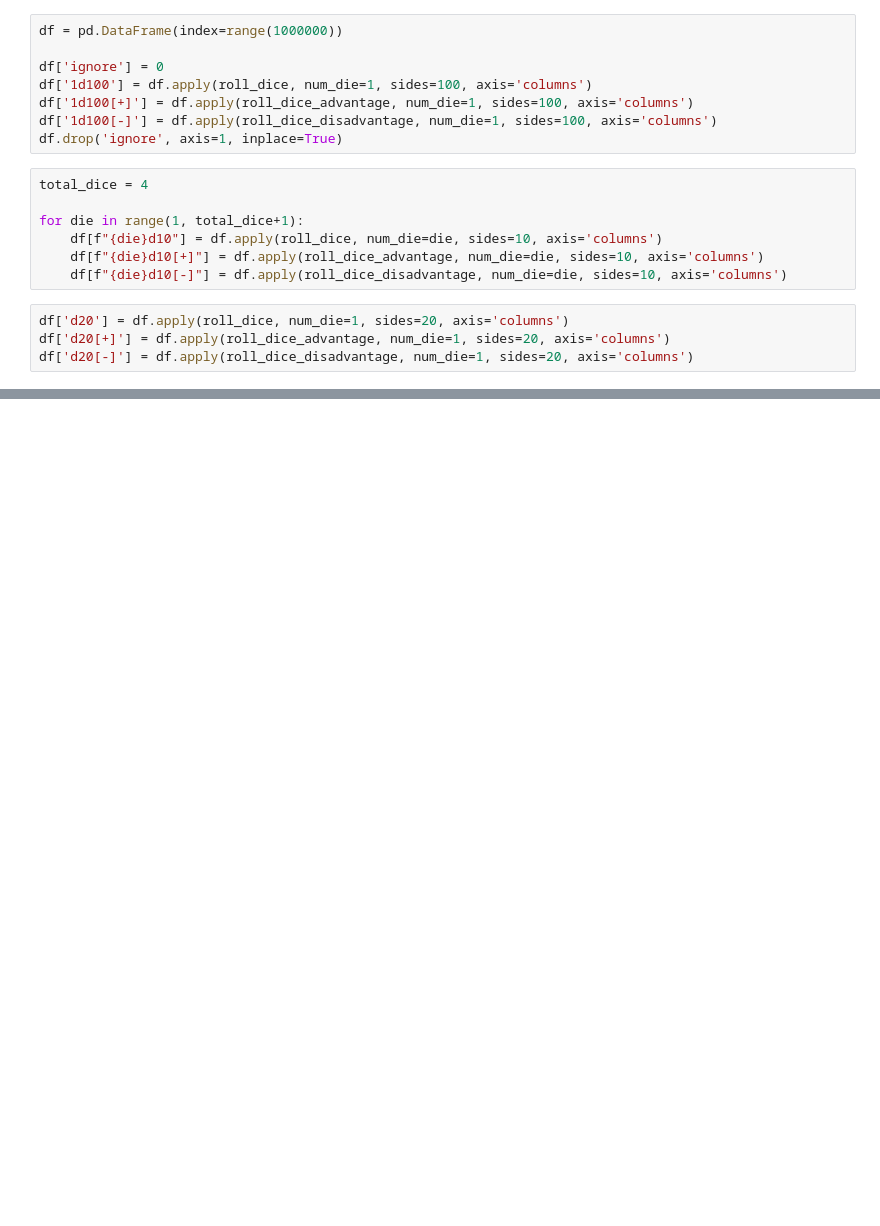
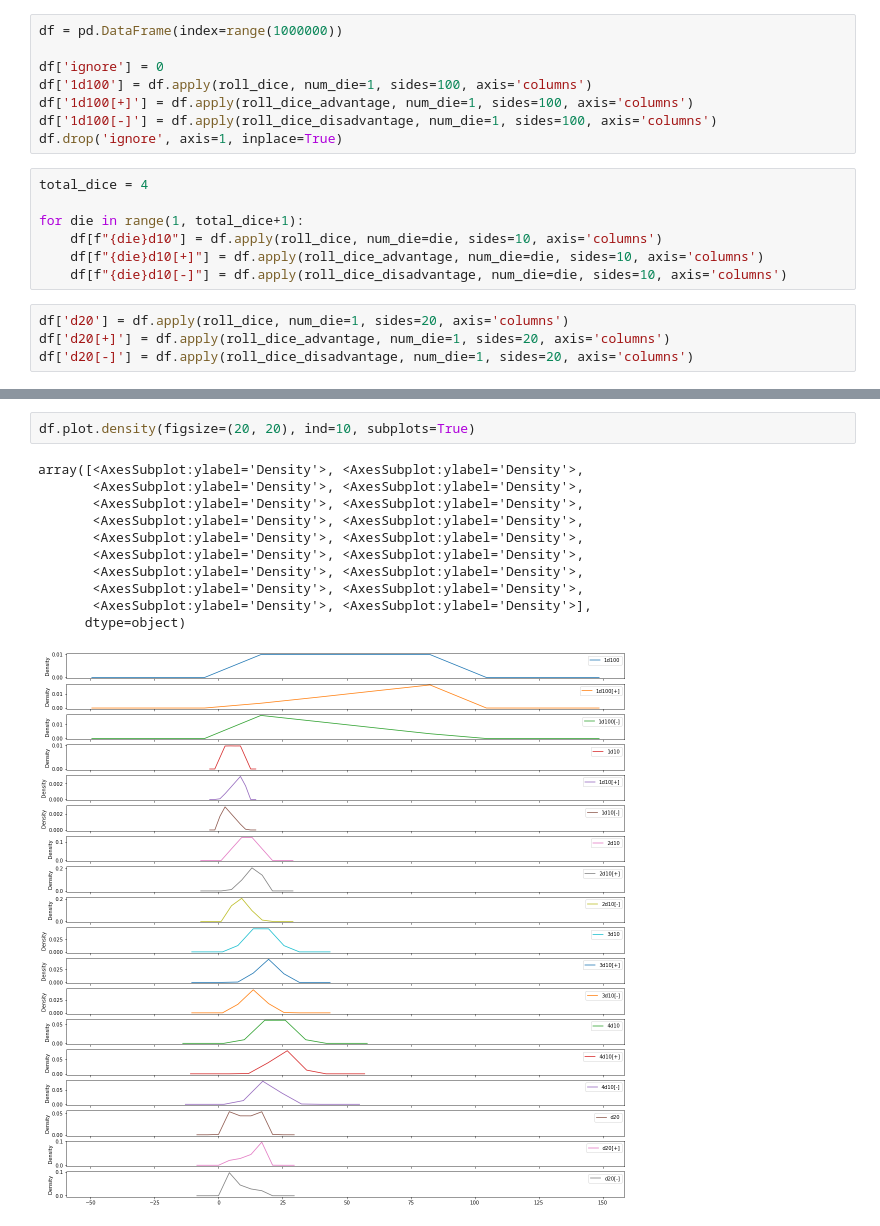
Before and after one commit to violetballard/mothership_dice, a Jupyter notebook: mothership_dice.ipynb, the cells around one changed output, grey strips where cells are left out. Cells and saved outputs as stored; diff of their text form; blank space fills up the shorter version.

```diff
--- a/mothership_dice.ipynb
+++ b/mothership_dice.ipynb
@@ -88,0 +90,14 @@ df.boxplot(figsize=(20, 20))
+# %%
+df.plot.density(figsize=(20, 20), ind=10, subplots=True)
+# %% [output]
+array([<AxesSubplot:ylabel='Density'>, <AxesSubplot:ylabel='Density'>,
+       <AxesSubplot:ylabel='Density'>, <AxesSubplot:ylabel='Density'>,
+       <AxesSubplot:ylabel='Density'>, <AxesSubplot:ylabel='Density'>,
+       <AxesSubplot:ylabel='Density'>, <AxesSubplot:ylabel='Density'>,
+       <AxesSubplot:ylabel='Density'>, <AxesSubplot:ylabel='Density'>,
+       <AxesSubplot:ylabel='Density'>, <AxesSubplot:ylabel='Density'>,
+       <AxesSubplot:ylabel='Density'>, <AxesSubplot:ylabel='Density'>,
+       <AxesSubplot:ylabel='Density'>, <AxesSubplot:ylabel='Density'>,
+       <AxesSubplot:ylabel='Density'>, <AxesSubplot:ylabel='Density'>],
+      dtype=object)
+[figure, added]
```
Also changed, not shown: parts of 5 cells of this notebook, 1 other file.
